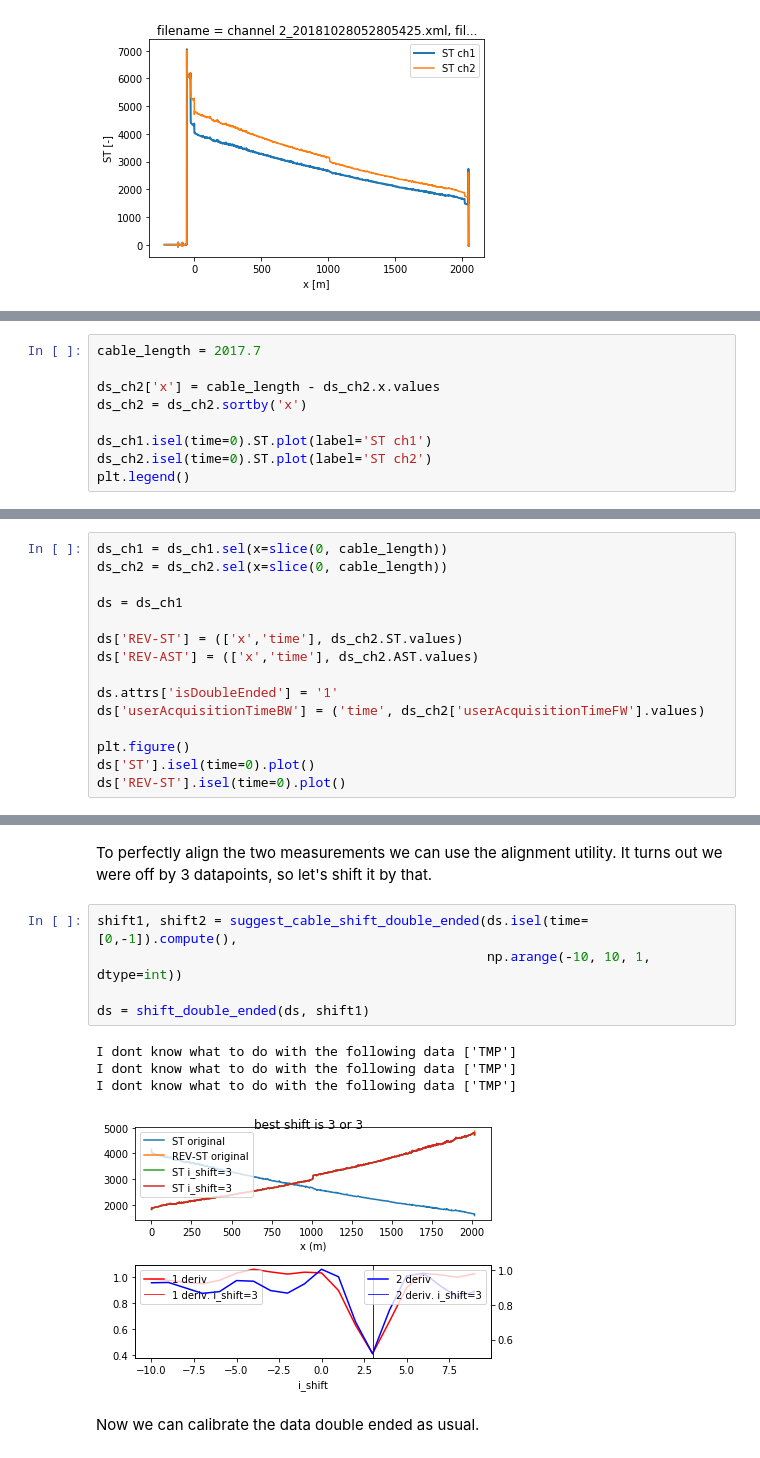
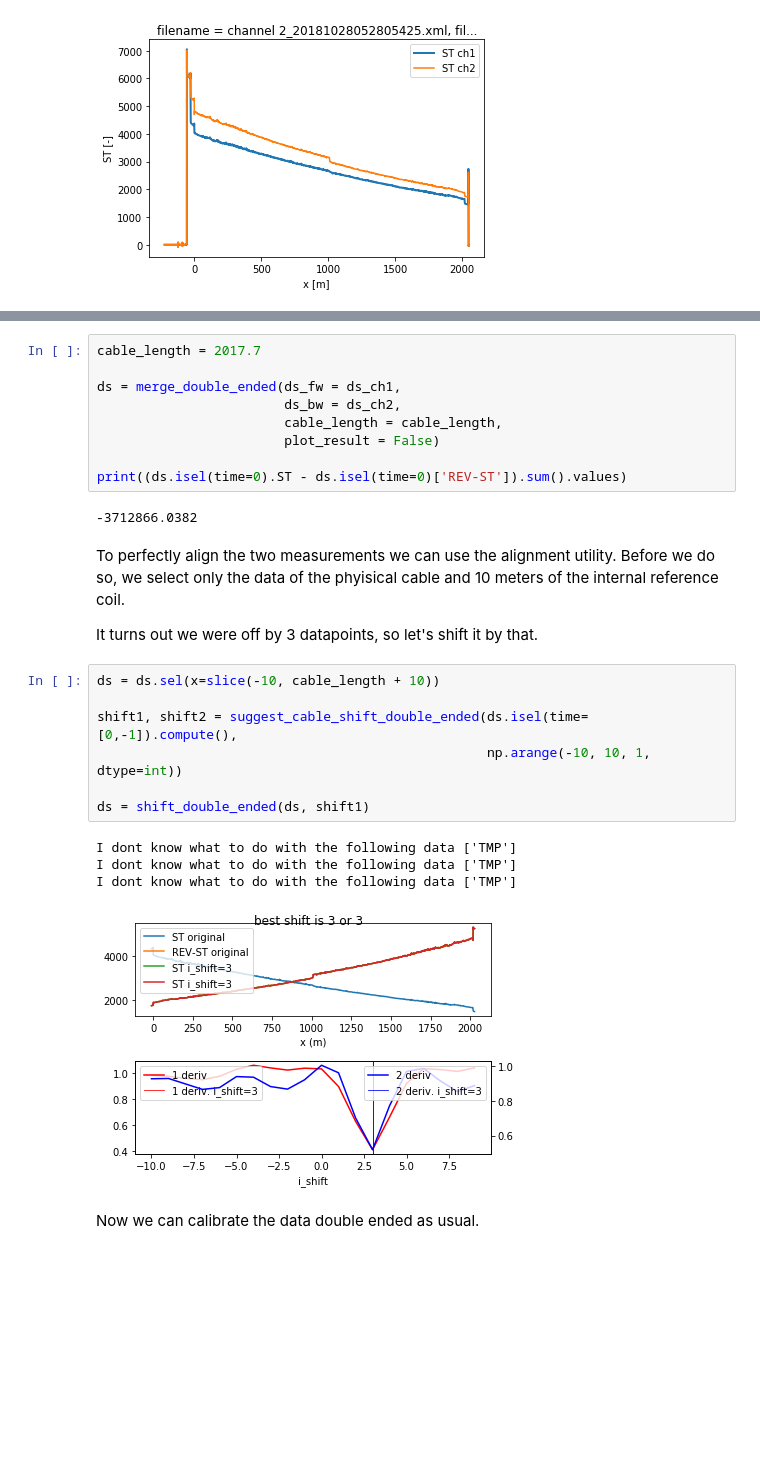
Before and after one commit to dtscalibration/python-dts-calibration, a Jupyter notebook: examples/notebooks/11Merge_single_measurements_into_double.ipynb, the cells around one changed output, grey strips where cells are left out. Drawn from its saved outputs; the diff is of its cells as text; blank space fills up the shorter version.

```diff
--- a/examples/notebooks/11Merge_single_measurements_into_double.ipynb
+++ b/examples/notebooks/11Merge_single_measurements_into_double.ipynb
@@ -49,9 +50,0 @@ The second channel has to be flipped around to align the fibers correctly. To do
-# %%
-cable_length = 2017.7
-
-ds_ch2['x'] = cable_length - ds_ch2.x.values
-ds_ch2 = ds_ch2.sortby('x')
-
-ds_ch1.isel(time=0).ST.plot(label='ST ch1')
-ds_ch2.isel(time=0).ST.plot(label='ST ch2')
-plt.legend()
@@ -63,15 +50,0 @@ Now the second channel has been reversed, we can merge the two channels. Make su
-# %%
-ds_ch1 = ds_ch1.sel(x=slice(0, cable_length))
-ds_ch2 = ds_ch2.sel(x=slice(0, cable_length))
-
-ds = ds_ch1
-
-ds['REV-ST'] = (['x','time'], ds_ch2.ST.values)
-ds['REV-AST'] = (['x','time'], ds_ch2.AST.values)
-
-ds.attrs['isDoubleEnded'] = '1'
-ds['userAcquisitionTimeBW'] = ('time', ds_ch2['userAcquisitionTimeFW'].values)
-
-plt.figure()
-ds['ST'].isel(time=0).plot()
-ds['REV-ST'].isel(time=0).plot()
@@ -81,14 +51,29 @@ ds['REV-ST'].isel(time=0).plot()
+# %%
+cable_length = 2017.7
+
+ds = merge_double_ended(ds_fw = ds_ch1,
+                        ds_bw = ds_ch2,
+                        cable_length = cable_length,
+                        plot_result = False)
+
+print((ds.isel(time=0).ST - ds.isel(time=0)['REV-ST']).sum().values)
+# %% [output]
+-3712866.0382
 # %% [markdown]
-To perfectly align the two measurements we can use the alignment utility. It turns out we were off by 3 datapoints, so let's shift it by that.
+To perfectly align the two measurements we can use the alignment utility. Before we do so, we select only the data of the phyisical cable and 10 meters of the internal reference coil.
+
+It turns out we were off by 3 datapoints, so let's shift it by that.
 # %%
+ds = ds.sel(x=slice(-10, cable_length + 10))
+
 shift1, shift2 = suggest_cable_shift_double_ended(ds.isel(time=[0,-1]).compute(),
                                                   np.arange(-10, 10, 1, dtype=int))
 
 ds = shift_double_ended(ds, shift1)
 # %% [output]
 I dont know what to do with the following data ['TMP']
 I dont know what to do with the following data ['TMP']
 I dont know what to do with the following data ['TMP']
-[figure, old version]
+[figure, new version]
 # %% [markdown]
 Now we can calibrate the data double ended as usual.
```
Also changed, not shown: parts of 6 cells of this notebook, 7 other files.
